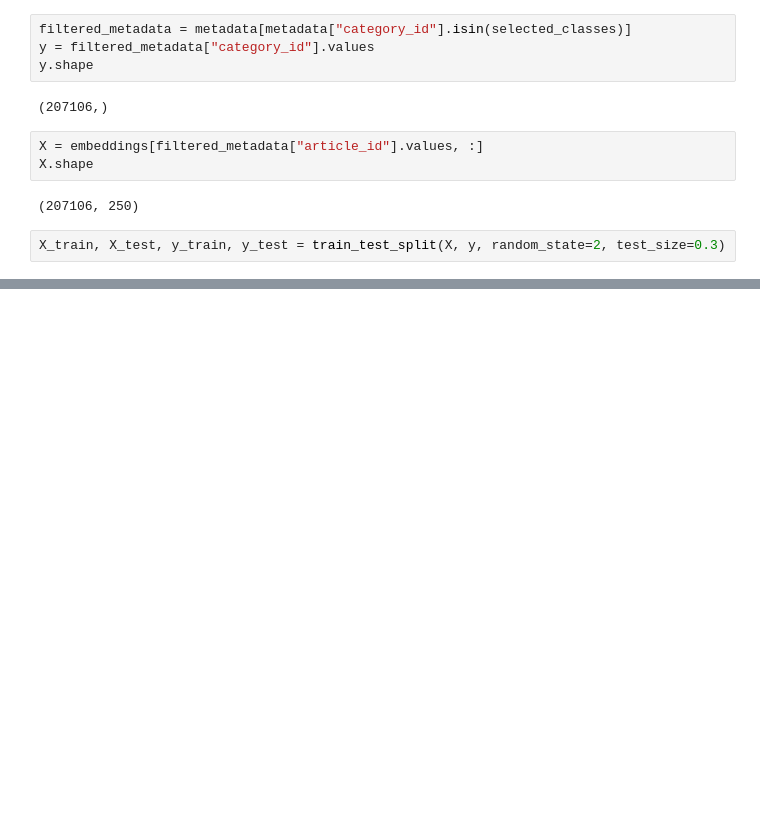
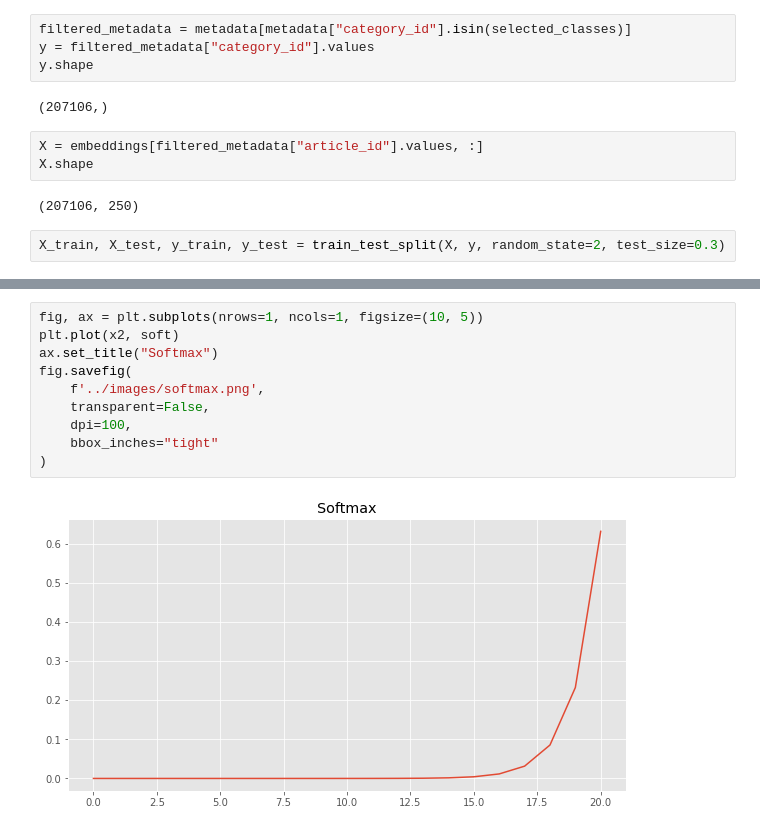
Before and after one commit to gbfelgas/cpe721, a Jupyter notebook: notebooks/exploratory-analysis.ipynb, the cells around one changed output, grey strips where cells are left out. Saved outputs shown, nothing was run; the diff lists cells and outputs as text; blank space fills up the shorter version.

```diff
--- a/notebooks/exploratory-analysis.ipynb
+++ b/notebooks/exploratory-analysis.ipynb
@@ -44,0 +122,12 @@ X_train, X_test, y_train, y_test = train_test_split(X, y, random_state=2, test_s
+# %%
+fig, ax = plt.subplots(nrows=1, ncols=1, figsize=(10, 5))
+plt.plot(x2, soft)
+ax.set_title("Softmax")
+fig.savefig(
+    f'../images/softmax.png',
+    transparent=False,
+    dpi=100,
+    bbox_inches="tight"
+)
+# %% [output]
+[figure, added]
```
Also changed, not shown: parts of 7 cells of this notebook, 4 other files.
